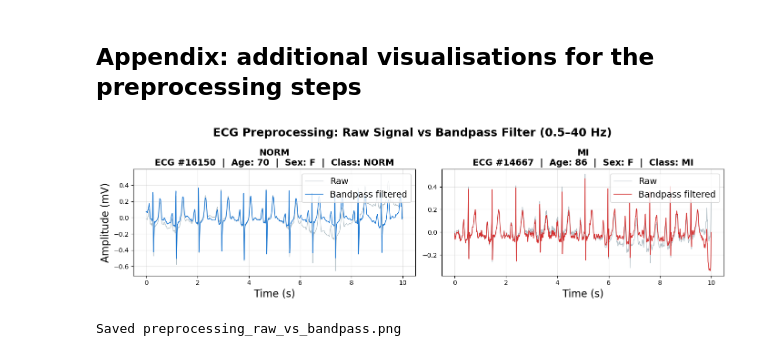
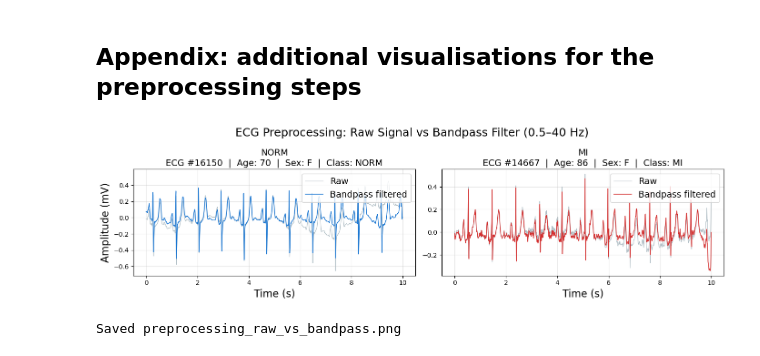
Before and after one commit to teodora-taleska/biosignal-xai, a Jupyter notebook: notebooks/03_preprocessing_pipeline.ipynb, the cells around one changed output. Cells and saved outputs as stored; diff of their text form; code cells hidden in the pictures.

```diff
--- a/notebooks/03_preprocessing_pipeline.ipynb
+++ b/notebooks/03_preprocessing_pipeline.ipynb
@@ -712,6 +712,12 @@ def load(rec):
     sig, _ = wfdb.rdsamp(DATA_PATH + rec['filename_lr'])
     return sig.astype(np.float32)   # (1000, 12)
 
+def meta(rec):
+    sex = 'F' if str(rec.get('sex')) in {'1', 'F'} else 'M'
+    return (f"ECG #{rec['ecg_id']}  |  Age: {int(rec['age'])}  |  "
+            f"Sex: {sex}  |  Class: {', '.join(rec['superclass'])}")
+
+
 norm_raw = load(norm_rec)
 mi_raw   = load(mi_rec)
 
@@ -722,12 +728,12 @@ t = np.arange(1000) / 100.0   # time axis in seconds
 
 fig, axes = plt.subplots(1, 2, figsize=(14, 4), sharex=True)
 fig.suptitle('ECG Preprocessing: Raw Signal vs Bandpass Filter (0.5–40 Hz)',
-             fontsize=18, fontweight='bold')
+             fontsize=18)
 
 # NORM — overlaid
 axes[0].plot(t, norm_raw[:, 1], color='#b0bec5', lw=0.9, label='Raw', zorder=1)
 axes[0].plot(t, norm_bp[:, 1],  color='#1976d2', lw=1.1, label='Bandpass filtered', zorder=2)
-axes[0].set_title(f'NORM\n{meta(norm_rec)}', fontsize=14, fontweight='bold')
+axes[0].set_title(f'NORM\n{meta(norm_rec)}', fontsize=14)
 axes[0].set_ylabel('Amplitude (mV)', fontsize=16)
 axes[0].set_xlabel('Time (s)', fontsize=16)
 axes[0].legend(fontsize=14, loc='upper right')
@@ -736,7 +742,7 @@ axes[0].grid(alpha=0.3)
 # MI — overlaid
 axes[1].plot(t, mi_raw[:, 1], color='#b0bec5', lw=0.9, label='Raw', zorder=1)
 axes[1].plot(t, mi_bp[:, 1],  color='#d32f2f', lw=1.1, label='Bandpass filtered', zorder=2)
-axes[1].set_title(f'MI\n{meta(mi_rec)}', fontsize=14, fontweight='bold')
+axes[1].set_title(f'MI\n{meta(mi_rec)}', fontsize=14)
 axes[1].set_xlabel('Time (s)', fontsize=16)
 axes[1].legend(fontsize=14, loc='upper right')
 axes[1].grid(alpha=0.3)
@@ -750,11 +756,6 @@ print('Saved preprocessing_raw_vs_bandpass.png')
 # fig, axes = plt.subplots(2, 2, figsize=(14, 6), sharex=True)
 # fig.suptitle('ECG Preprocessing: Raw Signal vs Bandpass Filter (0.5–40 Hz)',
 #              fontsize=14, fontweight='bold', y=1.01)
-#
-# def meta(rec):
-#     sex = 'F' if str(rec.get('sex')) in {'1', 'F'} else 'M'
-#     return (f"ECG #{rec['ecg_id']}  |  Age: {int(rec['age'])}  |  "
-#             f"Sex: {sex}  |  Class: {', '.join(rec['superclass'])}")
 #
 # # NORM — raw
 # axes[0, 0].plot(t, norm_raw[:, 1], color='#607d8b', lw=0.8)
@@ -765,32 +766,32 @@ print('Saved preprocessing_raw_vs_bandpass.png')
 # # NORM — bandpass
 # axes[1, 0].plot(t, norm_bp[:, 1], color='#1976d2', lw=0.9)
 # axes[1, 0].set_title('After bandpass filter (0.5–40 Hz)', fontsize=10)
 # axes[1, 0].set_ylabel('Amplitude (mV)', fontsize=10)
 # axes[1, 0].set_xlabel('Time (s)', fontsize=10)
 # axes[1, 0].grid(alpha=0.3)
 #
 # # MI — raw
 # axes[0, 1].plot(t, mi_raw[:, 1], color='#607d8b', lw=0.8)
 # axes[0, 1].set_title(f'Raw signal\n{meta(mi_rec)}', fontsize=10)
 # axes[0, 1].grid(alpha=0.3)
 #
 # # MI — bandpass
 # axes[1, 1].plot(t, mi_bp[:, 1], color='#d32f2f', lw=0.9)
 # axes[1, 1].set_title('After bandpass filter (0.5–40 Hz)', fontsize=10)
 # axes[1, 1].set_xlabel('Time (s)', fontsize=10)
 # axes[1, 1].grid(alpha=0.3)
 
 # # Column labels
 # axes[0, 0].text(0.01, 0.97, 'NORM', transform=axes[0, 0].transAxes,
 #                 fontsize=12, fontweight='bold', color='#1976d2', va='top')
 # axes[0, 1].text(0.01, 0.97, 'MI', transform=axes[0, 1].transAxes,
 #                 fontsize=12, fontweight='bold', color='#d32f2f', va='top')
 #
 # plt.tight_layout()
 # plt.savefig(f'{RESULTS_DIR}/preprocessing_raw_vs_bandpass.png',
 #             dpi=150, bbox_inches='tight')
 # plt.show()
 # print('Saved preprocessing_raw_vs_bandpass.png')
 # %% [output]
-[figure, old version]
+[figure, new version]
 Saved preprocessing_raw_vs_bandpass.png
```
Also changed, not shown: 4 other files.
